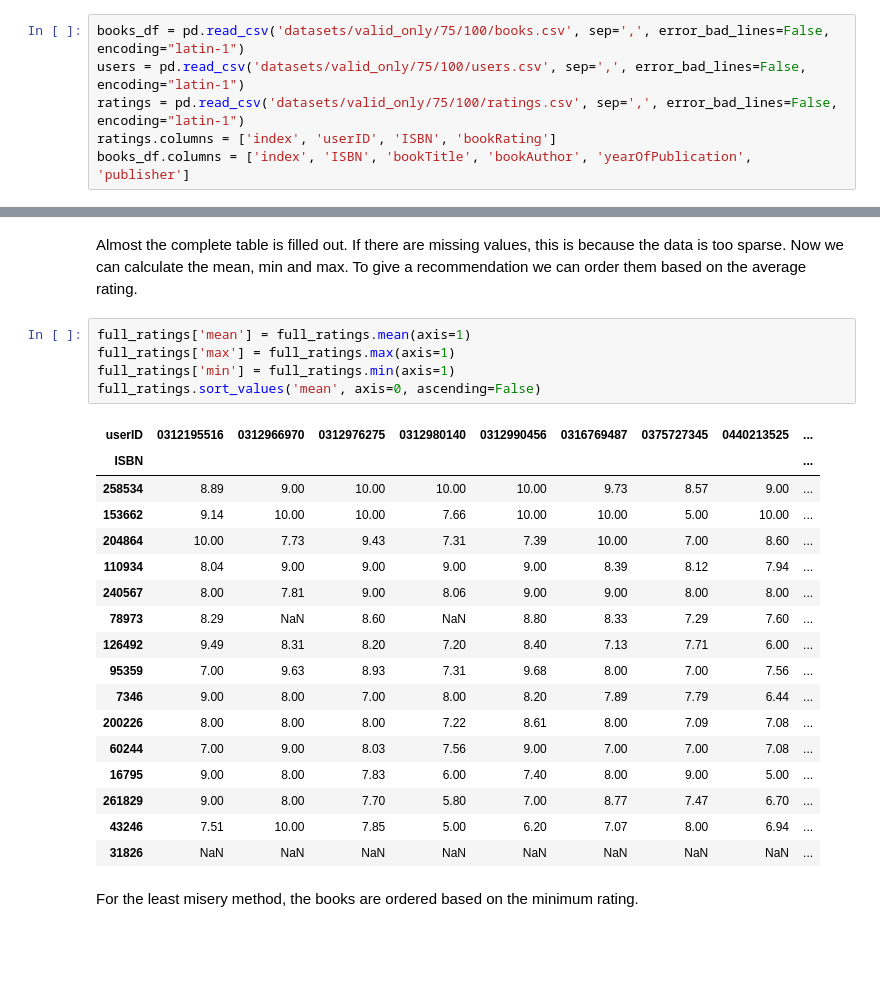
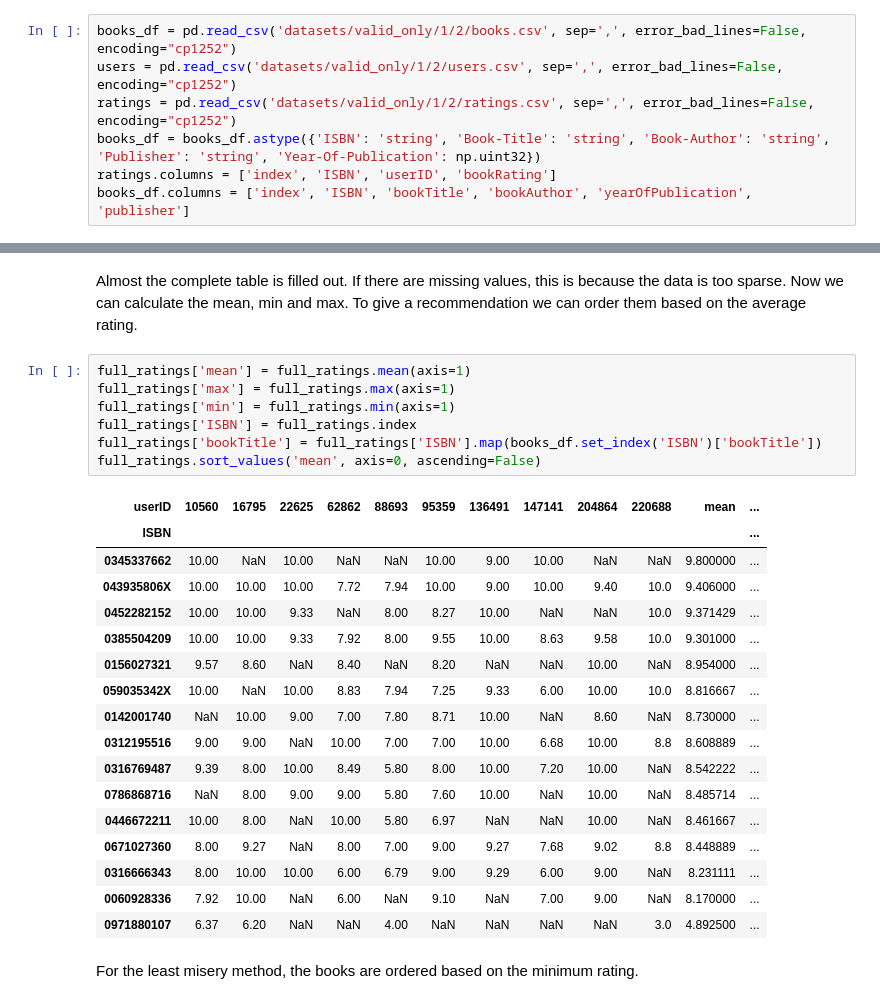
Before and after one commit to nscharrenberg/RecSys, a Jupyter notebook: Group Recommendation.ipynb, the cells around one changed output, grey strips where cells are left out. Drawn from its saved outputs; the diff is of its cells as text; blank space fills up the shorter version.

```diff
--- a/Group Recommendation.ipynb
+++ b/Group Recommendation.ipynb
@@ -6,8 +6,9 @@ First import librabries that are needed and read dataset.
 import pandas as pd
 import numpy as np
 # %%
-books_df = pd.read_csv('datasets/valid_only/75/100/books.csv', sep=',', error_bad_lines=False, encoding="latin-1")
-users = pd.read_csv('datasets/valid_only/75/100/users.csv', sep=',', error_bad_lines=False, encoding="latin-1")
-ratings = pd.read_csv('datasets/valid_only/75/100/ratings.csv', sep=',', error_bad_lines=False, encoding="latin-1")
-ratings.columns = ['index', 'userID', 'ISBN', 'bookRating']
+books_df = pd.read_csv('datasets/valid_only/1/2/books.csv', sep=',', error_bad_lines=False, encoding="cp1252")
+users = pd.read_csv('datasets/valid_only/1/2/users.csv', sep=',', error_bad_lines=False, encoding="cp1252")
+ratings = pd.read_csv('datasets/valid_only/1/2/ratings.csv', sep=',', error_bad_lines=False, encoding="cp1252")
+books_df = books_df.astype({'ISBN': 'string', 'Book-Title': 'string', 'Book-Author': 'string', 'Publisher': 'string', 'Year-Of-Publication': np.uint32})
+ratings.columns = ['index', 'ISBN', 'userID', 'bookRating']
 books_df.columns = ['index', 'ISBN', 'bookTitle', 'bookAuthor', 'yearOfPublication', 'publisher']
@@ -258,26 +276,28 @@ Almost the complete table is filled out. If there are missing values, this is be
 # %%
 full_ratings['mean'] = full_ratings.mean(axis=1)
 full_ratings['max'] = full_ratings.max(axis=1)
 full_ratings['min'] = full_ratings.min(axis=1)
+full_ratings['ISBN'] = full_ratings.index
+full_ratings['bookTitle'] = full_ratings['ISBN'].map(books_df.set_index('ISBN')['bookTitle'])
 full_ratings.sort_values('mean', axis=0, ascending=False)
 # %% [output]
-| userID | 0312195516 | 0312966970 | 0312976275 | 0312980140 | 0312990456 | 0316769487 | 0375727345 | 0440213525 | ... |
-| ISBN |  |  |  |  |  |  |  |  | ... |
-| 258534 | 8.89 | 9.00 | 10.00 | 10.00 | 10.00 | 9.73 | 8.57 | 9.00 | ... |
-| 153662 | 9.14 | 10.00 | 10.00 | 7.66 | 10.00 | 10.00 | 5.00 | 10.00 | ... |
-| 204864 | 10.00 | 7.73 | 9.43 | 7.31 | 7.39 | 10.00 | 7.00 | 8.60 | ... |
-| 110934 | 8.04 | 9.00 | 9.00 | 9.00 | 9.00 | 8.39 | 8.12 | 7.94 | ... |
-| 240567 | 8.00 | 7.81 | 9.00 | 8.06 | 9.00 | 9.00 | 8.00 | 8.00 | ... |
-| 78973 | 8.29 | NaN | 8.60 | NaN | 8.80 | 8.33 | 7.29 | 7.60 | ... |
-| 126492 | 9.49 | 8.31 | 8.20 | 7.20 | 8.40 | 7.13 | 7.71 | 6.00 | ... |
-| 95359 | 7.00 | 9.63 | 8.93 | 7.31 | 9.68 | 8.00 | 7.00 | 7.56 | ... |
-| 7346 | 9.00 | 8.00 | 7.00 | 8.00 | 8.20 | 7.89 | 7.79 | 6.44 | ... |
-| 200226 | 8.00 | 8.00 | 8.00 | 7.22 | 8.61 | 8.00 | 7.09 | 7.08 | ... |
-| 60244 | 7.00 | 9.00 | 8.03 | 7.56 | 9.00 | 7.00 | 7.00 | 7.08 | ... |
-| 16795 | 9.00 | 8.00 | 7.83 | 6.00 | 7.40 | 8.00 | 9.00 | 5.00 | ... |
-| 261829 | 9.00 | 8.00 | 7.70 | 5.80 | 7.00 | 8.77 | 7.47 | 6.70 | ... |
-| 43246 | 7.51 | 10.00 | 7.85 | 5.00 | 6.20 | 7.07 | 8.00 | 6.94 | ... |
-| 31826 | NaN | NaN | NaN | NaN | NaN | NaN | NaN | NaN | ... |
+| userID | 10560 | 16795 | 22625 | 62862 | 88693 | 95359 | 136491 | 147141 | 204864 | 220688 | mean | ... |
+| ISBN |  |  |  |  |  |  |  |  |  |  |  | ... |
+| 0345337662 | 10.00 | NaN | 10.00 | NaN | NaN | 10.00 | 9.00 | 10.00 | NaN | NaN | 9.800000 | ... |
+| 043935806X | 10.00 | 10.00 | 10.00 | 7.72 | 7.94 | 10.00 | 9.00 | 10.00 | 9.40 | 10.0 | 9.406000 | ... |
+| 0452282152 | 10.00 | 10.00 | 9.33 | NaN | 8.00 | 8.27 | 10.00 | NaN | NaN | 10.0 | 9.371429 | ... |
+| 0385504209 | 10.00 | 10.00 | 9.33 | 7.92 | 8.00 | 9.55 | 10.00 | 8.63 | 9.58 | 10.0 | 9.301000 | ... |
+| 0156027321 | 9.57 | 8.60 | NaN | 8.40 | NaN | 8.20 | NaN | NaN | 10.00 | NaN | 8.954000 | ... |
+| 059035342X | 10.00 | NaN | 10.00 | 8.83 | 7.94 | 7.25 | 9.33 | 6.00 | 10.00 | 10.0 | 8.816667 | ... |
+| 0142001740 | NaN | 10.00 | 9.00 | 7.00 | 7.80 | 8.71 | 10.00 | NaN | 8.60 | NaN | 8.730000 | ... |
+| 0312195516 | 9.00 | 9.00 | NaN | 10.00 | 7.00 | 7.00 | 10.00 | 6.68 | 10.00 | 8.8 | 8.608889 | ... |
+| 0316769487 | 9.39 | 8.00 | 10.00 | 8.49 | 5.80 | 8.00 | 10.00 | 7.20 | 10.00 | NaN | 8.542222 | ... |
+| 0786868716 | NaN | 8.00 | 9.00 | 9.00 | 5.80 | 7.60 | 10.00 | NaN | 10.00 | NaN | 8.485714 | ... |
+| 0446672211 | 10.00 | 8.00 | NaN | 10.00 | 5.80 | 6.97 | NaN | NaN | 10.00 | NaN | 8.461667 | ... |
+| 0671027360 | 8.00 | 9.27 | NaN | 8.00 | 7.00 | 9.00 | 9.27 | 7.68 | 9.02 | 8.8 | 8.448889 | ... |
+| 0316666343 | 8.00 | 10.00 | 10.00 | 6.00 | 6.79 | 9.00 | 9.29 | 6.00 | 9.00 | NaN | 8.231111 | ... |
+| 0060928336 | 7.92 | 10.00 | NaN | 6.00 | NaN | 9.10 | NaN | 7.00 | 9.00 | NaN | 8.170000 | ... |
+| 0971880107 | 6.37 | 6.20 | NaN | NaN | 4.00 | NaN | NaN | NaN | NaN | 3.0 | 4.892500 | ... |
 # %% [markdown]
 For the least misery method, the books are ordered based on the minimum rating.
 # %%
```
Also changed, not shown: parts of 14 cells of this notebook.
